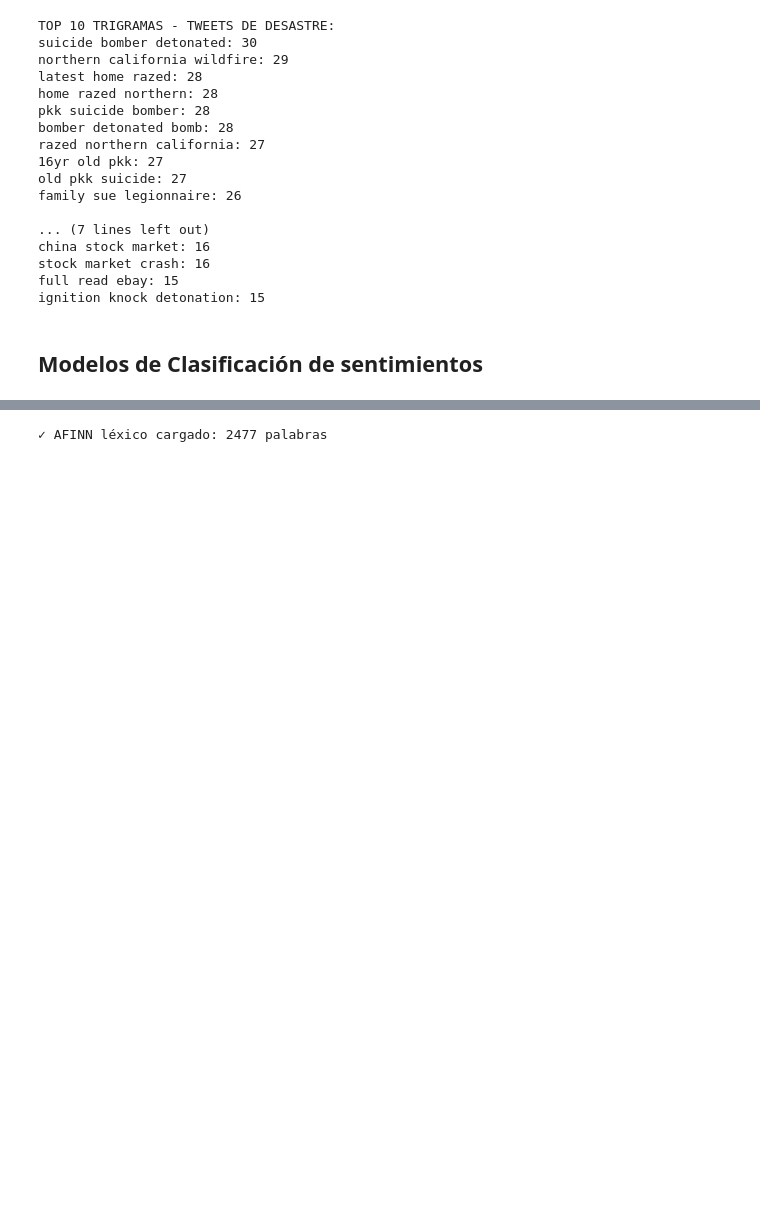
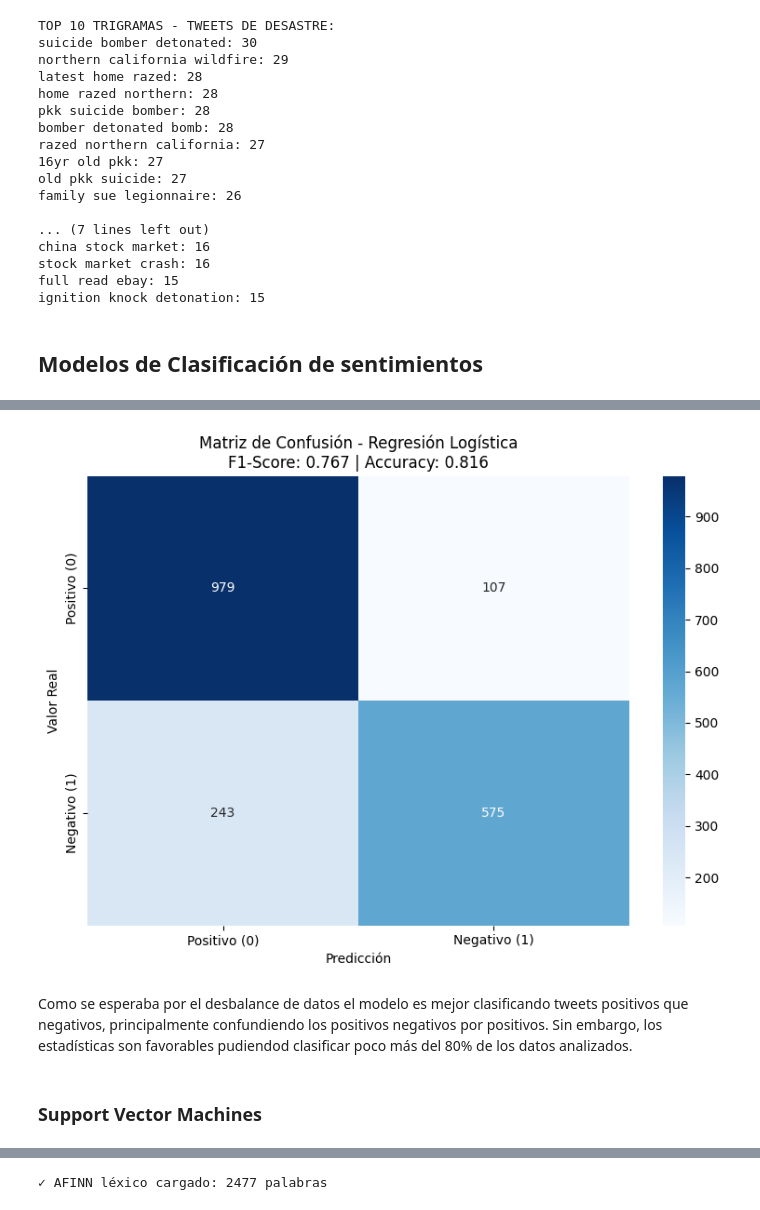
Before and after one commit to DanielRasho/DS-lab6, a Jupyter notebook: report.ipynb, the cells around one changed output, grey strips where cells are left out. Cells and saved outputs as stored; diff of their text form; code cells hidden in the pictures; blank space fills up the shorter version.

Commit message:
feat: add model creation

```diff
--- a/report.ipynb
+++ b/report.ipynb
@@ -487,0 +435,7 @@ df_train[["text_clean", "target", "vader_sentiment", "textblob_sentiment"]].head
+# %%
+X_train, X_test, y_train, y_test = train_test_split(
+    df_train["text_clean"], df_train["target"],
+    test_size=0.25,
+    random_state=42,
+    stratify=df_train["target"]
+)
@@ -487,0 +518,31 @@ df_train[["text_clean", "target", "vader_sentiment", "textblob_sentiment"]].head
+# %%
+def create_logistic_regression_model():
+    pipeline = Pipeline([
+        ('tfidf', TfidfVectorizer(
+            max_features=10000,
+            ngram_range=(1, 2),
+            min_df=2,
+            max_df=0.95,
+            lowercase=True,
+            stop_words='english'
+        )),
+        ('classifier', LogisticRegression(
+            random_state=42,
+            max_iter=1000,
+            solver='liblinear'
+        ))
+    ])
+
+    # Grid de hiperparámetros para optimización
+    param_grid = {
+        'tfidf__max_features': [8000, 10000, 12000],
+        'tfidf__ngram_range': [(1, 1), (1, 2)],
+        'classifier__C': [0.1, 1.0, 10.0]
+    }
+
+    return pipeline, param_grid
+# %%
+lr_pipeline, lr_param_grid = create_logistic_regression_model()
+lr_model = train_and_optimize_model(lr_pipeline, lr_param_grid,
+                                   X_train, y_train, "Regresión Logística")
+lr_results = evaluate_model(lr_model, X_test, y_test, "Regresión Logística")
@@ -487,0 +567,8 @@ df_train[["text_clean", "target", "vader_sentiment", "textblob_sentiment"]].head
+# %%
+plot_confusion_matrices(lr_results, y_test, "Regresión Logística")
+# %% [output]
+[figure, added]
+# %% [markdown]
+Como se esperaba por el desbalance de datos el modelo es mejor clasificando tweets positivos que negativos, principalmente confundiendo los positivos negativos por positivos. Sin embargo, los estadísticas son favorables pudiendod clasificar poco más del 80% de los datos analizados.
+# %% [markdown]
+### Support Vector Machines
```
Also changed, not shown: parts of 43 cells of this notebook.
